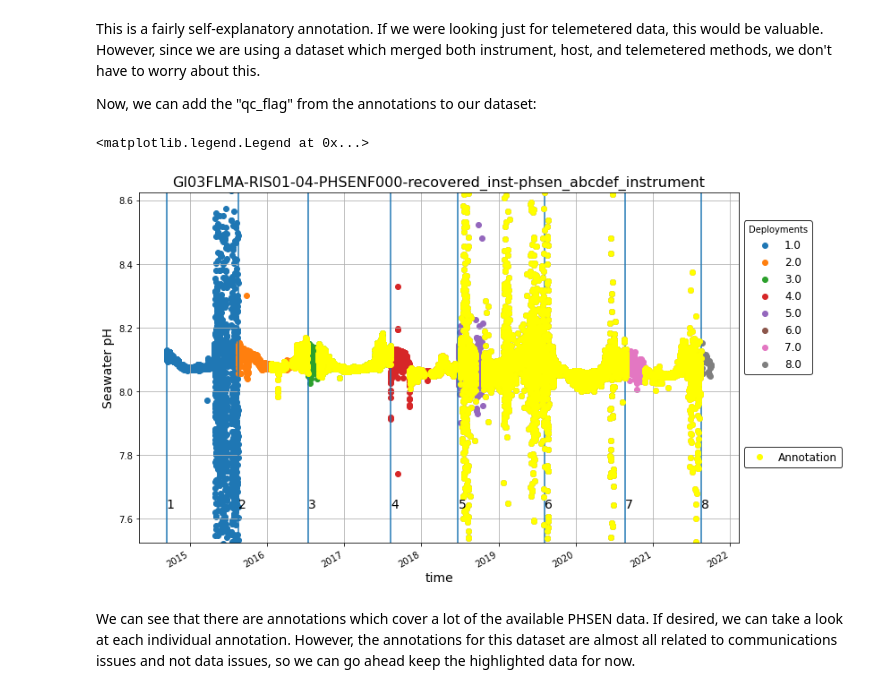
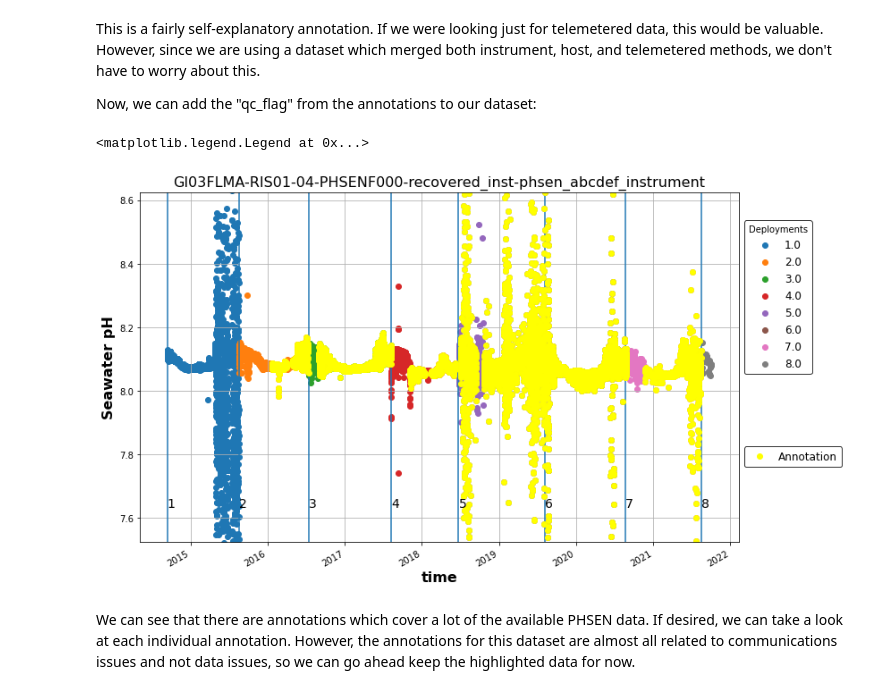
Before and after one commit to reedan88/OCB-BGC_Carbonate_Working_Group, a Jupyter notebook: scripts/PHSEN.ipynb, the cells around one changed output. Cells and saved outputs as stored; diff of their text form; code cells hidden in the pictures.

```diff
--- a/scripts/PHSEN.ipynb
+++ b/scripts/PHSEN.ipynb
@@ -134,19 +137,22 @@ phsen = OOINet.add_annotation_qc_flag(phsen, annotations)
 # %%
 # Plot figure which highlights data points with a corresponding annotation
 fig, ax = plot_variable(phsen, "seawater_ph")
 ax.set_alpha(0.7)
+ax.set_xlabel(ax.get_xlabel(), fontsize=16, weight="bold")
+ax.set_ylabel(ax.get_ylabel(), fontsize=16, weight="bold")
+
 first_legend = ax.get_legend()
 first_legend.set_bbox_to_anchor((1, 0.7))
 ax.add_artist(first_legend)
 
 s, = ax.plot(phsen.time.where(phsen.rollup_annotations_qc_results == 9),
              phsen.seawater_ph.where(phsen.rollup_annotations_qc_results == 9),
              marker="o", linestyle="", color="yellow", label="Annotation")
 
 ax.legend(handles=[s], edgecolor="black", loc="lower left", bbox_to_anchor=(1, 0.2), fontsize=12)
 # %% [output]
 <matplotlib.legend.Legend at 0x...>
-[figure, old version]
+[figure, new version]
 # %% [markdown]
 We can see that there are annotations which cover a lot of the available PHSEN data. If desired, we can take a look at each individual annotation. However, the annotations for this dataset are almost all related to communications issues and not data issues, so we can go ahead keep the highlighted data for now.
 # %% [markdown]
```
Also changed, not shown: parts of 27 cells of this notebook, 3 other files.
